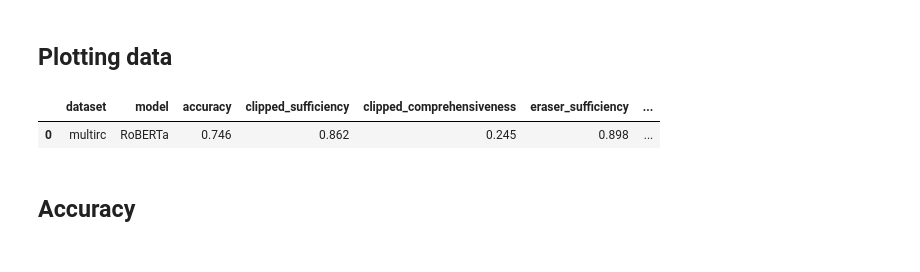
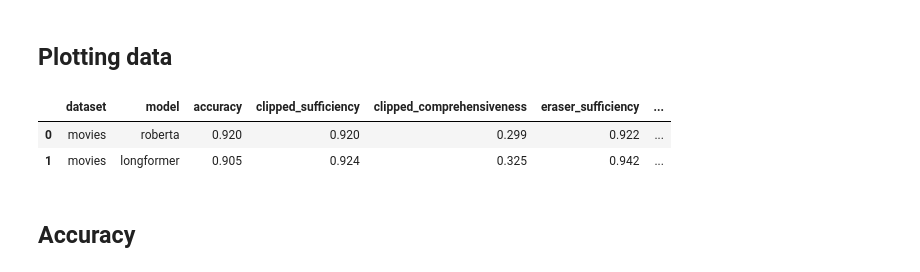
Before and after one commit to shaggyday/evaluating-human-rationales, a Jupyter notebook: plotting/dataset_and_fidelity_analysis_plots.ipynb, the cells around one changed output. Cells and saved outputs as stored; diff of their text form; code cells hidden in the pictures.

Commit message:
MOVIES!!!

```diff
--- a/plotting/dataset_and_fidelity_analysis_plots.ipynb
+++ b/plotting/dataset_and_fidelity_analysis_plots.ipynb
@@ -223,9 +223,9 @@ plt.show()
 # %%
 # model_names = ["logistic_regression", "random_forest", "lstm", "roberta"]
 # model_names = ["lstm","roberta"]
-model_names = ["roberta"]
-datasets = ["movies", "scifact"]
-datasets = ["multirc"]
+model_names = ["roberta","longformer"]
+datasets = ["movies"]
+# datasets = ["multirc"]
 plot_data = {"dataset": [], "model": [], "accuracy": [], "clipped_sufficiency": [],
             "clipped_comprehensiveness": [], "eraser_sufficiency": [], "eraser_comprehensiveness": [],
             "normalized_comprehensiveness": [], "normalized_sufficiency": []}
@@ -257,35 +257,36 @@ for model_name in model_names:
                                              normalization=False, clip=False)
 
         eraser_comprehensiveness = fidelity_calculator.compute(prob_y_hat=prob_y_hat,
                                                     prob_y_hat_alpha=prob_y_hat_alpha_comp,
                                                     fidelity_type="comprehensiveness",
                                                     normalization=False, clip=False)
 
 
         normalized_sufficiency = fidelity_calculator.compute(prob_y_hat=prob_y_hat,
                                              prob_y_hat_alpha=prob_y_hat_alpha,
                                              normalization=True, null_difference=null_difference)
 
         normalized_comprehensiveness = fidelity_calculator.compute(prob_y_hat=prob_y_hat,
                                                     prob_y_hat_alpha=prob_y_hat_alpha_comp,
                                                     fidelity_type="comprehensiveness",
                                                     normalization=True, null_difference=null_difference)
 
         plot_data["dataset"].append(dataset)
-        plot_data["model"].append(model_corr_label[model_name])
+        plot_data["model"].append(model_name)
         plot_data["accuracy"].append(mt.accuracy_score(y, y_hat))
 
         plot_data["clipped_sufficiency"].append(clipped_sufficiency)
         plot_data["clipped_comprehensiveness"].append(clipped_comprehensiveness)
         plot_data["eraser_sufficiency"].append(eraser_sufficiency)
         plot_data["eraser_comprehensiveness"].append(eraser_comprehensiveness)
         plot_data["normalized_sufficiency"].append(normalized_sufficiency)
         plot_data["normalized_comprehensiveness"].append(normalized_comprehensiveness)
 plot_data_df = pd.DataFrame(plot_data)
 plot_data_df
 # %% [output]
 |  | dataset | model | accuracy | clipped_sufficiency | clipped_comprehensiveness | eraser_sufficiency | ... |
-| 0 | multirc | RoBERTa | 0.746 | 0.862 | 0.245 | 0.898 | ... |
+| 0 | movies | roberta | 0.920 | 0.920 | 0.299 | 0.922 | ... |
+| 1 | movies | longformer | 0.905 | 0.924 | 0.325 | 0.942 | ... |
 # %% [markdown]
 ## Accuracy
 # %%
```
Also changed, not shown: 4 other files.
